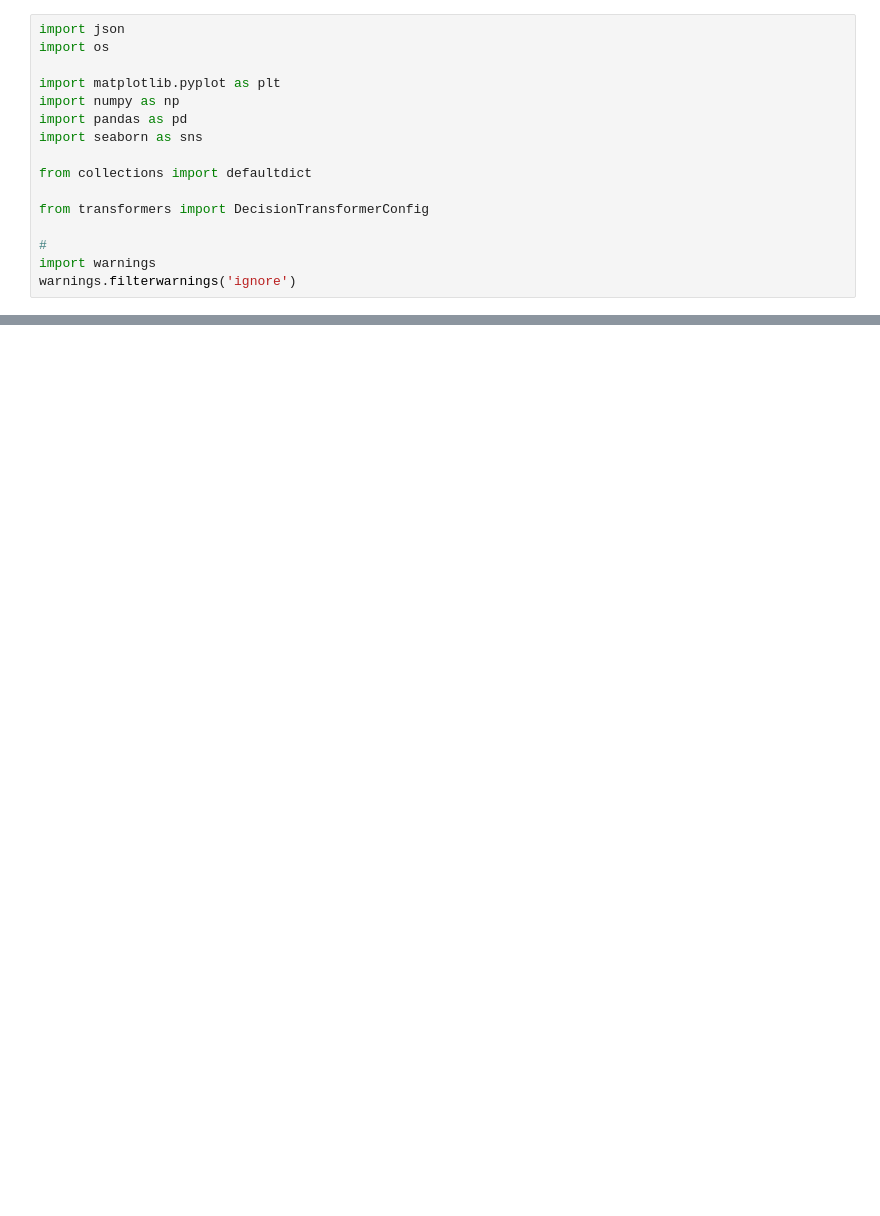
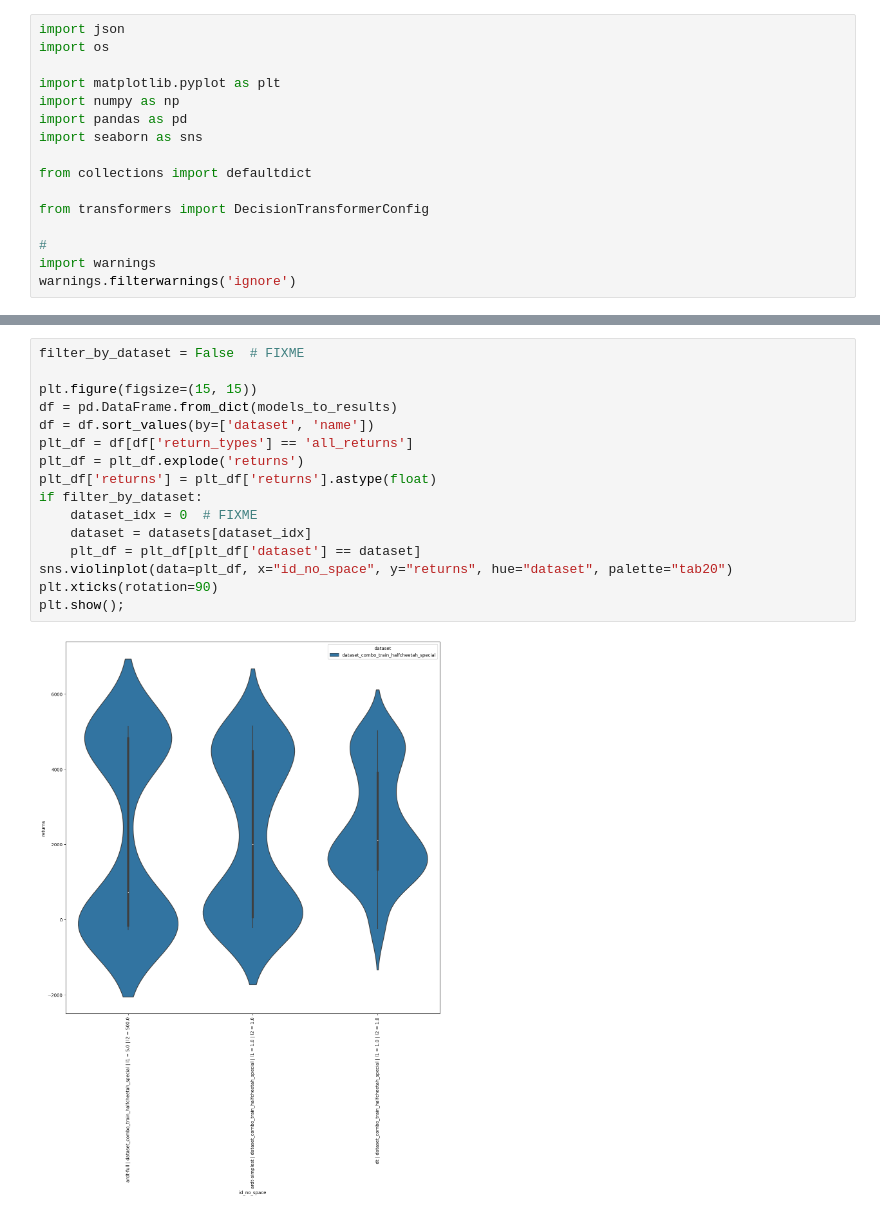
Before and after one commit to afonsosamarques/action-robust-decision-transformer, a Jupyter notebook: codebase/evaluation_protocol/plot_eval_outputs_agentadv.ipynb, the cells around one changed output, grey strips where cells are left out. Drawn from its saved outputs; the diff is of its cells as text; blank space fills up the shorter version.

```diff
--- a/codebase/evaluation_protocol/plot_eval_outputs_agentadv.ipynb
+++ b/codebase/evaluation_protocol/plot_eval_outputs_agentadv.ipynb
@@ -25 +148,19 @@ results_paths
+# %%
+filter_by_dataset = False  # FIXME
+
+plt.figure(figsize=(15, 15))
+df = pd.DataFrame.from_dict(models_to_results)
+df = df.sort_values(by=['dataset', 'name'])
+plt_df = df[df['return_types'] == 'all_returns']
+plt_df = plt_df.explode('returns')
+plt_df['returns'] = plt_df['returns'].astype(float)
+if filter_by_dataset:
+    dataset_idx = 0  # FIXME
+    dataset = datasets[dataset_idx]
+    plt_df = plt_df[plt_df['dataset'] == dataset]
+sns.violinplot(data=plt_df, x="id_no_space", y="returns", hue="dataset", palette="tab20")
+plt.xticks(rotation=90)
+plt.show();
+# %% [output]
+[figure, added]
 # %%
```
Also changed, not shown: parts of 13 cells of this notebook, 2 other files.
